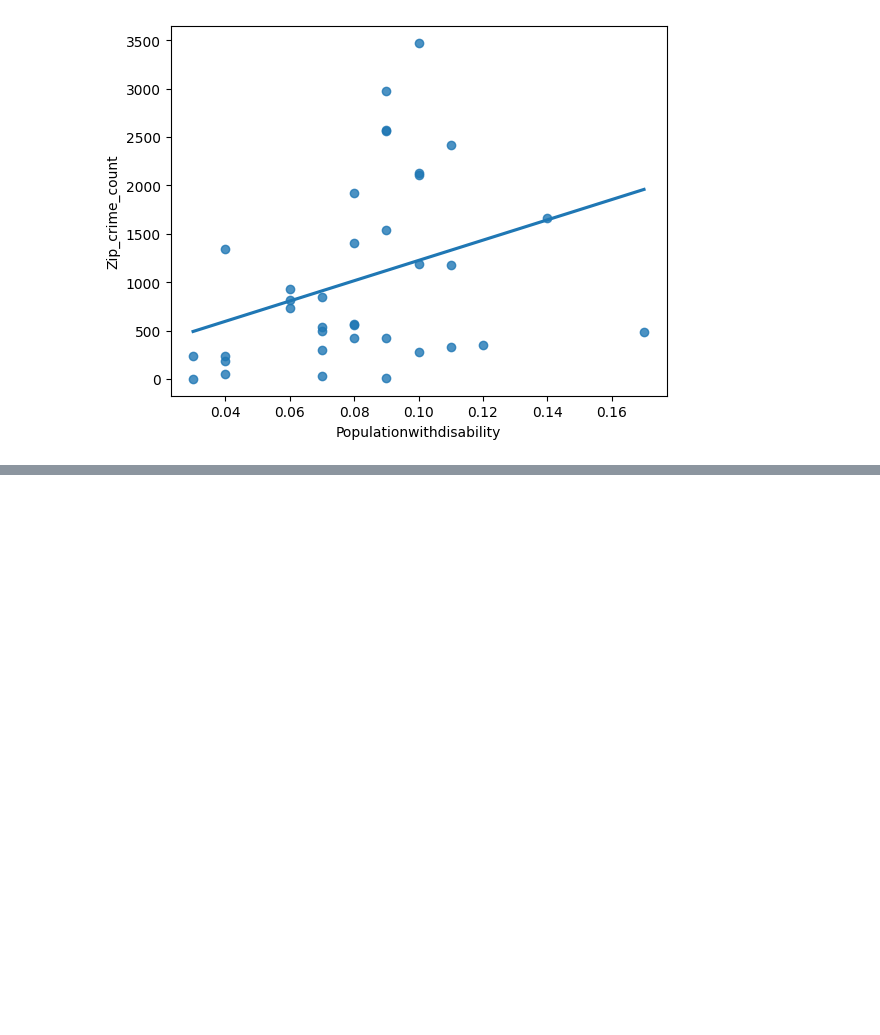
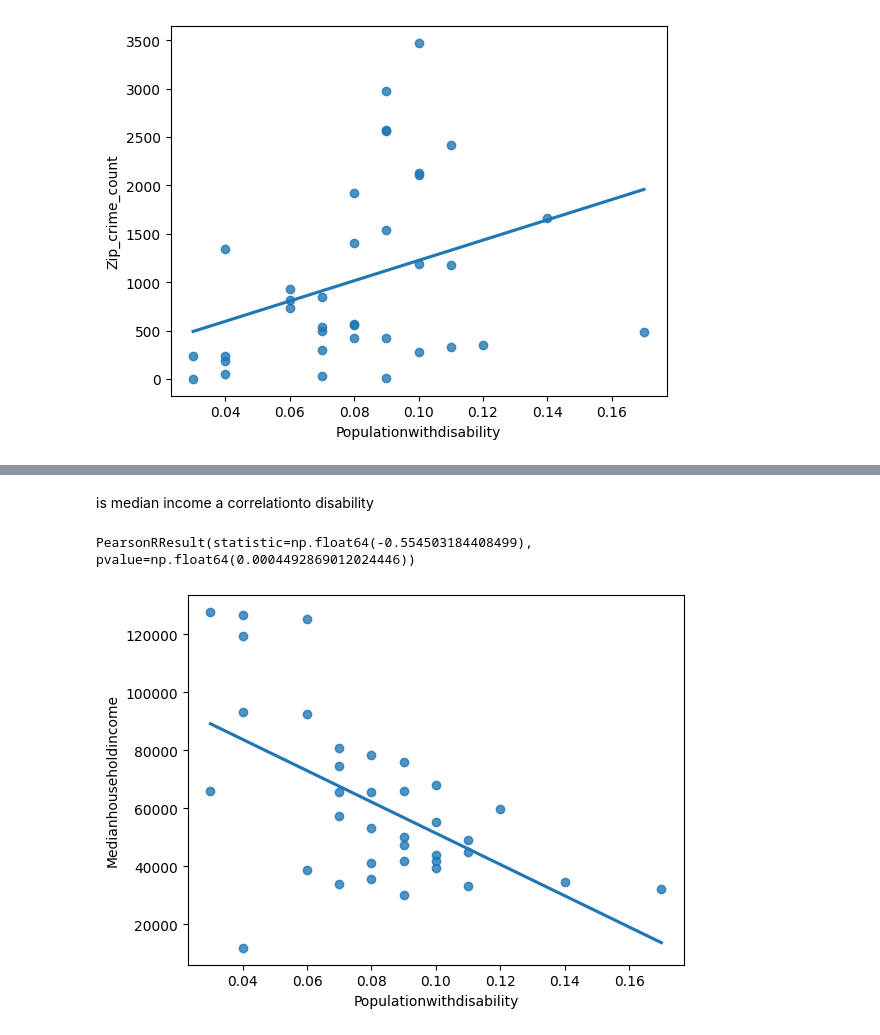
Before and after one commit to beaumartin25/cs5830_project2, a Jupyter notebook: project2.ipynb, the cells around one changed output, grey strips where cells are left out. Cells and saved outputs as stored; diff of their text form; code cells hidden in the pictures; blank space fills up the shorter version.

```diff
--- a/project2.ipynb
+++ b/project2.ipynb
@@ -168,0 +175,10 @@ plt.show
+# %% [markdown]
+is median income a correlationto disability
+# %%
+
+crime_zip_info['Medianhouseholdincome'] = crime_zip_info['Medianhouseholdincome'].replace({'\$': '', ',': ''}, regex=True).astype(float)
+sns.regplot(x='Populationwithdisability', y='Medianhouseholdincome', data=crime_zip_info, ci=None)
+display(stats.pearsonr(crime_zip_info.Medianhouseholdincome, crime_zip_info.Populationwithdisability))
+# %% [output]
+PearsonRResult(statistic=np.float64(-0.554503184408499), pvalue=np.float64(0.0004492869012024446))
+[figure, added]
```
Also changed, not shown: parts of 3 cells of this notebook.
